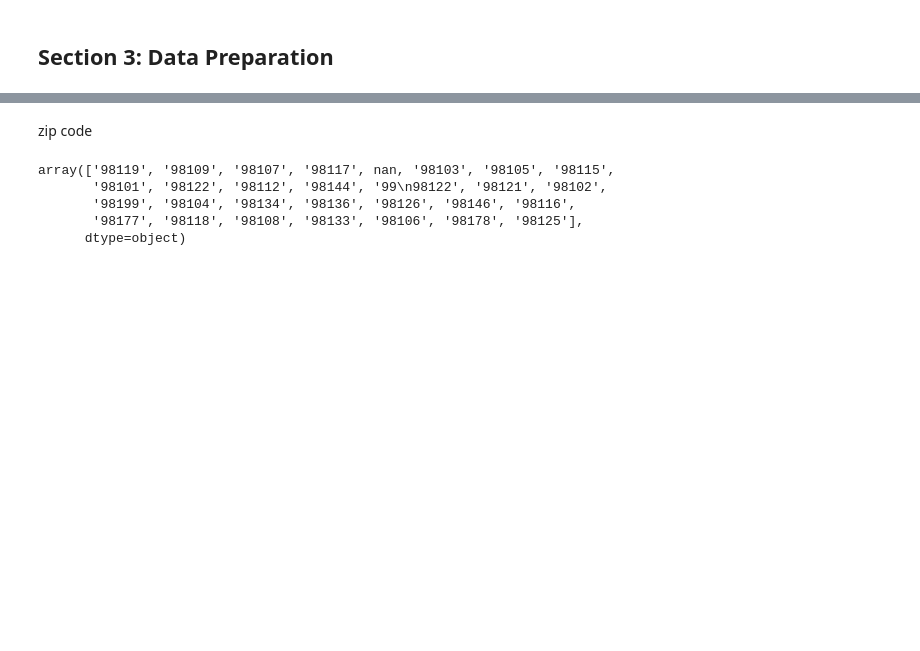
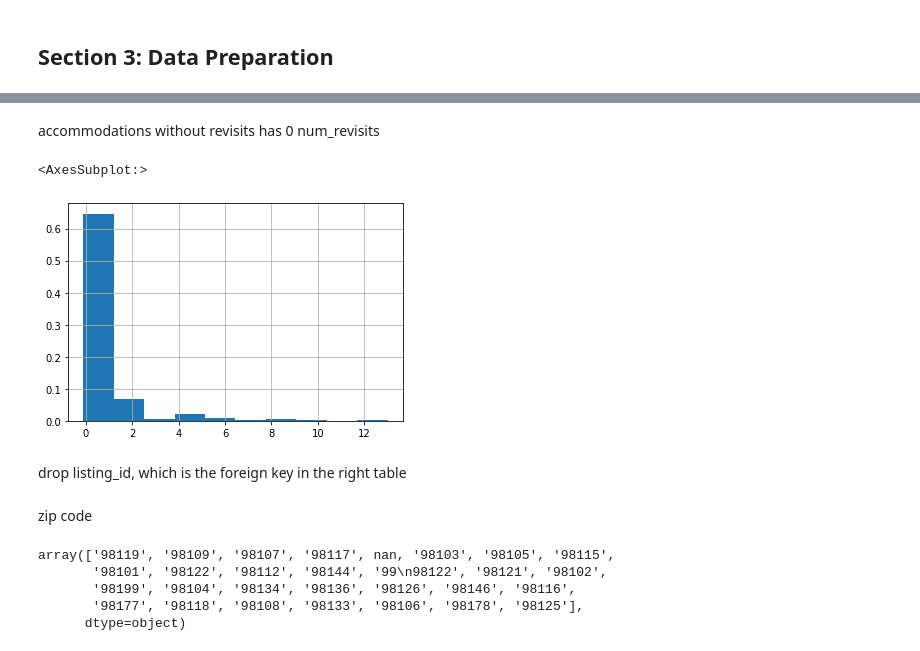
Before and after one commit to boldchan/first_blog, a Jupyter notebook: discover.ipynb, the cells around one changed output, grey strips where cells are left out. Drawn from its saved outputs; the diff is of its cells as text; code cells hidden in the pictures; blank space fills up the shorter version.

```diff
--- a/discover.ipynb
+++ b/discover.ipynb
@@ -130,2 +140,0 @@ Index(['square_feet', 'monthly_price', 'security_deposit', 'license'], dtype='ob
-# %%
-seattle_lis = seattle_lis.loc[:, seattle_lis.isnull().mean()<0.5]
@@ -131,0 +145,4 @@ seattle_lis = seattle_lis.loc[:, seattle_lis.isnull().mean()<0.5]
+# %%
+listing_with_revisit = df_revisit[df_revisit>1].reset_index().groupby('listing_id').sum().reset_index()[['listing_id', 0]]
+listing_with_revisit = listing_with_revisit.rename({0: 'num_revisits'}, axis='columns')
+listing_with_revisit.head()
@@ -131,0 +156,3 @@ seattle_lis = seattle_lis.loc[:, seattle_lis.isnull().mean()<0.5]
+# %%
+seattle_lis = pd.merge(seattle_lis, listing_with_revisit, how='left', left_on='id', right_on='listing_id')
+seattle_lis.head()
@@ -131,0 +167,11 @@ seattle_lis = seattle_lis.loc[:, seattle_lis.isnull().mean()<0.5]
+# %% [markdown]
+accommodations without revisits has 0 num_revisits
+# %%
+seattle_lis.num_revisits.fillna(0, inplace=True)
+# %%
+seattle_lis.num_revisits.hist(density=True, range=(-0.1, 13))
+# %% [output]
+<AxesSubplot:>
+[figure, added]
+# %% [markdown]
+drop listing_id, which is the foreign key in the right table
```
Also changed, not shown: parts of 93 cells of this notebook.
